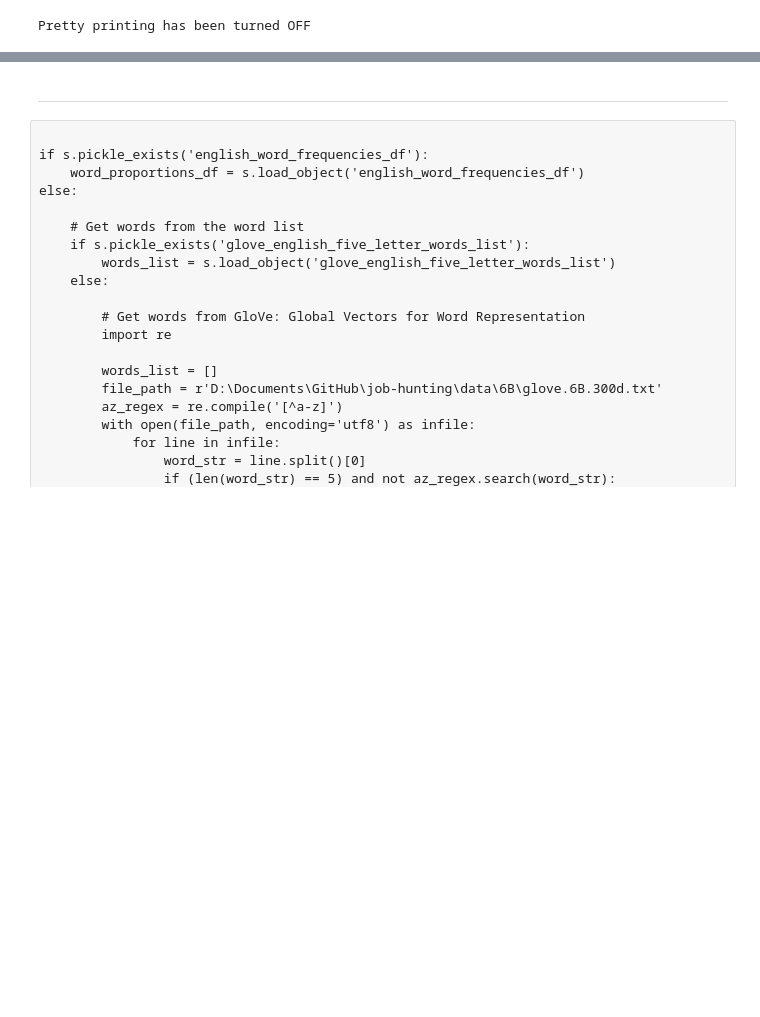
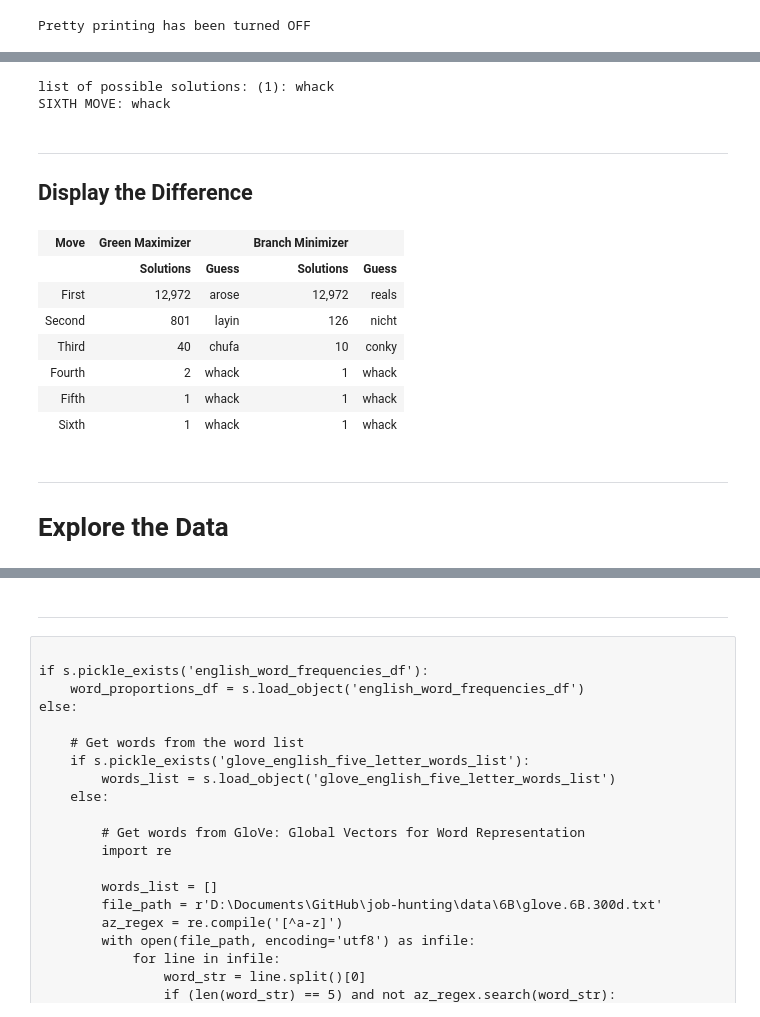
Before and after one commit to dbabbitt/notebooks, a Jupyter notebook: ipynb/Wordle.ipynb, the cells around one changed output, grey strips where cells are left out. Cells and saved outputs as stored; diff of their text form; code cells hidden in the pictures; blank space fills up the shorter version.

```diff
--- a/ipynb/Wordle.ipynb
+++ b/ipynb/Wordle.ipynb
@@ -266,0 +400,21 @@ gorge ['gorge']
+# %%
+
+# leaf_fifth_guess = 'whack'
+leaf_fifth_response_pattern = 'GGGGG'
+test_words_list = [leaf_first_guess, leaf_second_guess, leaf_third_guess, leaf_fourth_guess, leaf_fifth_guess]
+response_patterns_list = [leaf_first_response_pattern, leaf_second_response_pattern, leaf_third_response_pattern, leaf_fourth_response_pattern,
+                          leaf_fifth_response_pattern]
+yellows_list = get_yellows_list(test_words_list, response_patterns_list)
+greys_list = get_greys_list(test_words_list, response_patterns_list)
+leaf_fifth_candidates_list = []
+for word_str in words_list:
+    if all(map(lambda x: x in word_str, yellows_list)):
+        if all(map(lambda x: x not in word_str, greys_list)):
+            if is_greened(word_str, test_words_list, response_patterns_list):
+                leaf_fifth_candidates_list.append(word_str)
+print(f'list of possible solutions: ({len(leaf_fifth_candidates_list)}): {conjunctify_list(sorted(leaf_fifth_candidates_list))}')
+leaf_sixth_guess, max_score = get_best_word(leaf_fifth_candidates_list)
+print(f'SIXTH MOVE: {leaf_sixth_guess}')
+# %% [output]
+list of possible solutions: (1): whack
+SIXTH MOVE: whack
@@ -266,0 +424,22 @@ gorge ['gorge']
+# %% [markdown]
+
+----
+## Display the Difference
+# %%
+
+def patternize_guess(word_str, pattern_str):
+    pre_str = '<span style="font-family:Courier;font-size:3em;text-transform:uppercase;font-variant-numeric:tabular-nums lining-nums;background-color:'
+    in_str = ';">'
+    post_str = '</span>'
+    patternized_str = ''
+    for letter_str, letter_pattern in zip(word_str, pattern_str):
+        patternized_str += pre_str
+        if letter_pattern == 'G':
+            patternized_str += 'green'
+        elif letter_pattern == 'Y':
+            patternized_str += 'yellow'
+        else:
+            patternized_str += 'grey'
+        patternized_str += in_str + letter_str + post_str
+
+    return patternized_str
@@ -266,0 +470,36 @@ gorge ['gorge']
+# %%
+
+from IPython.display import HTML, display
+
+HTML(f'''<table>
+    <tr>
+        <th rowspan="2">Move</th>
+        <th colspan="2" style="text-align:center">Green Maximizer</th>
+        <th colspan="2" style="text-align:center">Branch Minimizer</th>
+    </tr>
+    <tr>
+        <th style="text-align:center">Solutions</th>
+        <th style="text-align:center">Guess</th>
+        <th style="text-align:center">Solutions</th>
+        <th style="text-align:center">Guess</th>
+    </tr>
+    {get_tr(1, leaf_count=len(words_list), tree_count=len(words_list))}
+    {get_tr(2)}
+    {get_tr(3)}
+    {get_tr(4)}
+    {get_tr(5)}
+    {get_tr(6)}
+</table>''')
+# %% [output]
+| Move | Green Maximizer |  | Branch Minimizer |  |
+|  | Solutions | Guess | Solutions | Guess |
+| First | 12,972 | arose | 12,972 | reals |
+| Second | 801 | layin | 126 | nicht |
+| Third | 40 | chufa | 10 | conky |
+| Fourth | 2 | whack | 1 | whack |
+| Fifth | 1 | whack | 1 | whack |
+| Sixth | 1 | whack | 1 | whack |
+# %% [markdown]
+
+----
+# Explore the Data
```
Also changed, not shown: parts of 55 cells of this notebook, 3 other files.
